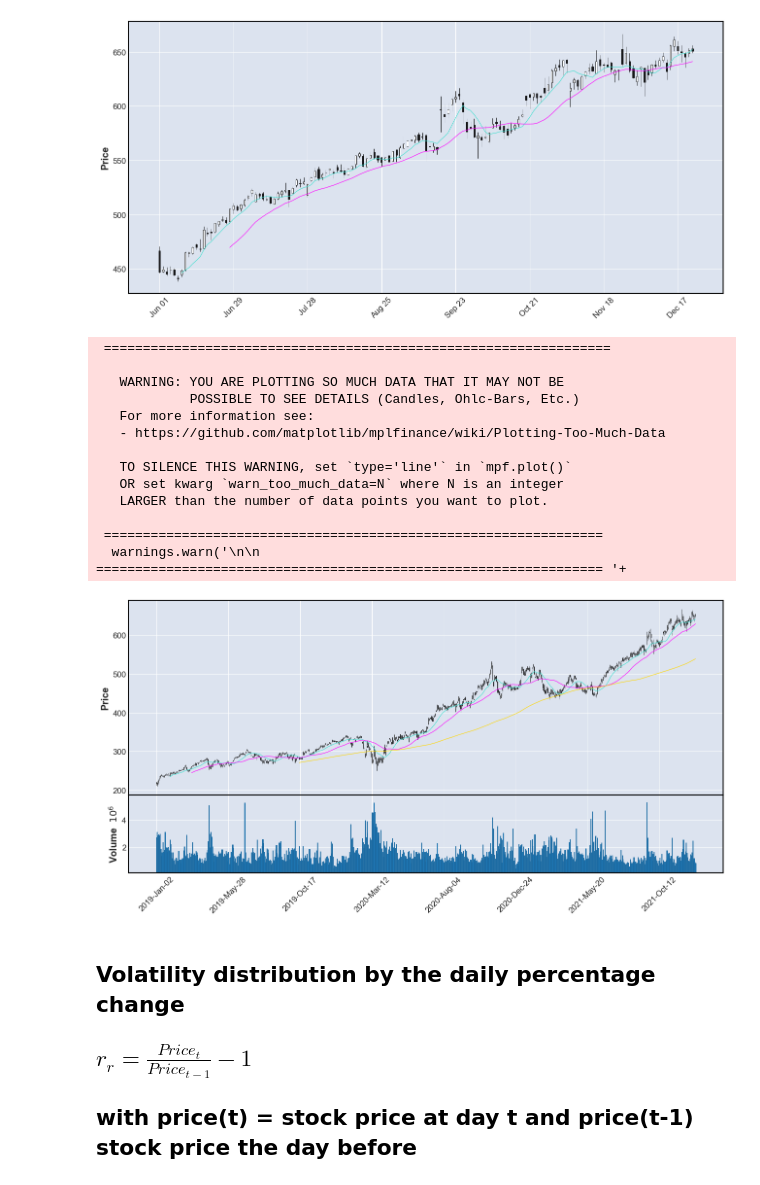
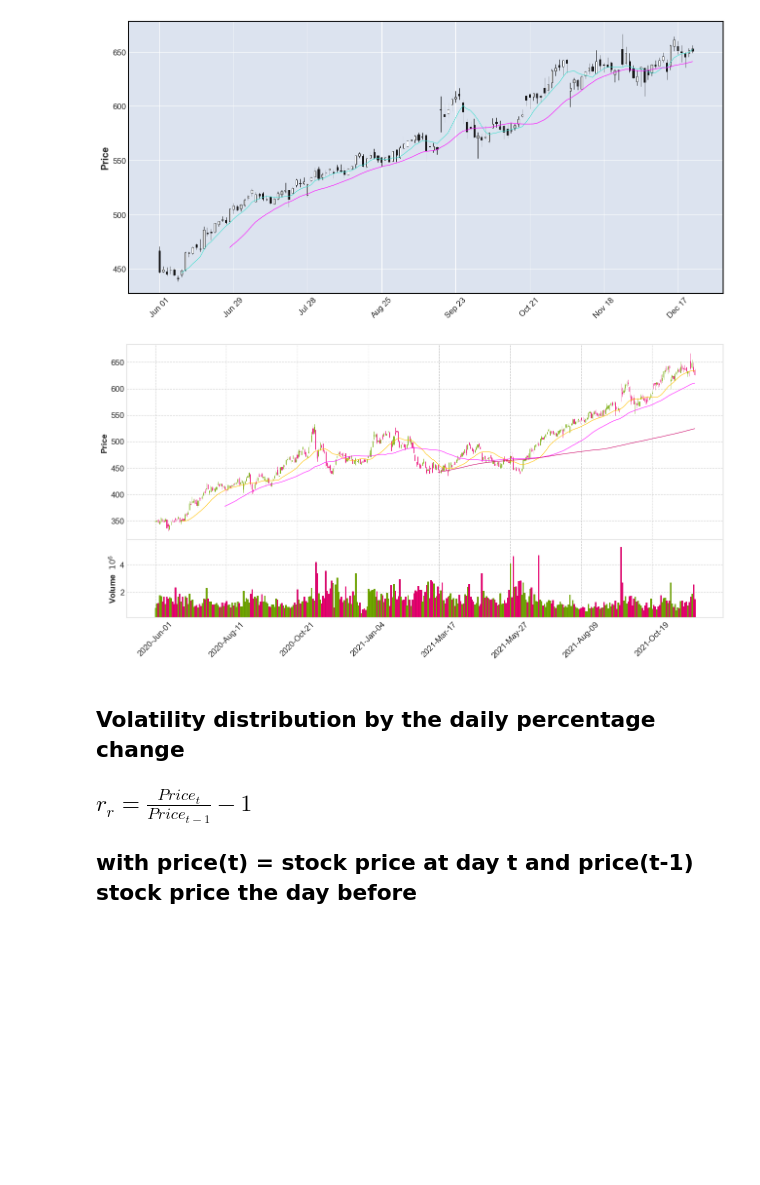
Before and after one commit to cewinharhar/stockMarketAnalysis, a Jupyter notebook: stockMarketAnalysis.ipynb, the cells around one changed output. Drawn from its saved outputs; the diff is of its cells as text; code cells hidden in the pictures; blank space fills up the shorter version.

```diff
--- a/stockMarketAnalysis.ipynb
+++ b/stockMarketAnalysis.ipynb
@@ -119,23 +156,12 @@ mpf.plot(TMO,type='candle',mav=(7, 20), figsize=(17,8)) #set moving averages ran
 # %% [output]
 [figure]
 # %%
-TMO = web.DataReader("TMO", source, start, end)
-mpf.plot(TMO,type='candle',mav=(20, 50, 200), figsize=(17,8), volume=True) #set moving averages range with mav=
+startX = datetime.datetime(2020, 6, 1)
+endX = datetime.datetime(2021, 12, 1)
+TMO = web.DataReader("TMO", source, startX, endX)
+mpf.plot(TMO, type='candle', mav=(20, 50, 200), style="binance", figsize=(17,8), volume=True) #set moving averages range with mav=
 # %% [output]
- =================================================================
-
-   WARNING: YOU ARE PLOTTING SO MUCH DATA THAT IT MAY NOT BE
-            POSSIBLE TO SEE DETAILS (Candles, Ohlc-Bars, Etc.)
-   For more information see:
-   - https://github.com/matplotlib/mplfinance/wiki/Plotting-Too-Much-Data
-
-   TO SILENCE THIS WARNING, set `type='line'` in `mpf.plot()`
-   OR set kwarg `warn_too_much_data=N` where N is an integer
-   LARGER than the number of data points you want to plot.
-
- ================================================================
-  warnings.warn('\n\n ================================================================= '+
-[figure, old version]
+[figure, new version]
 # %% [markdown]
 ## Volatility distribution by the daily percentage change
 
```
Also changed, not shown: parts of 12 cells of this notebook, 1 other file.
